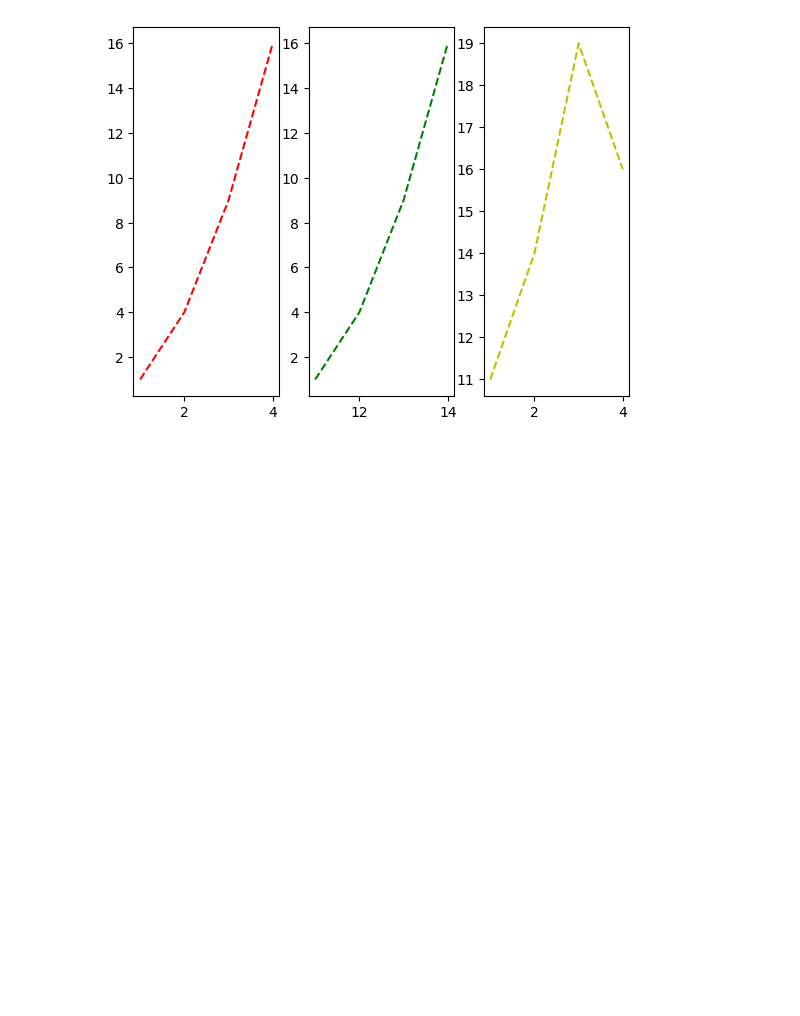
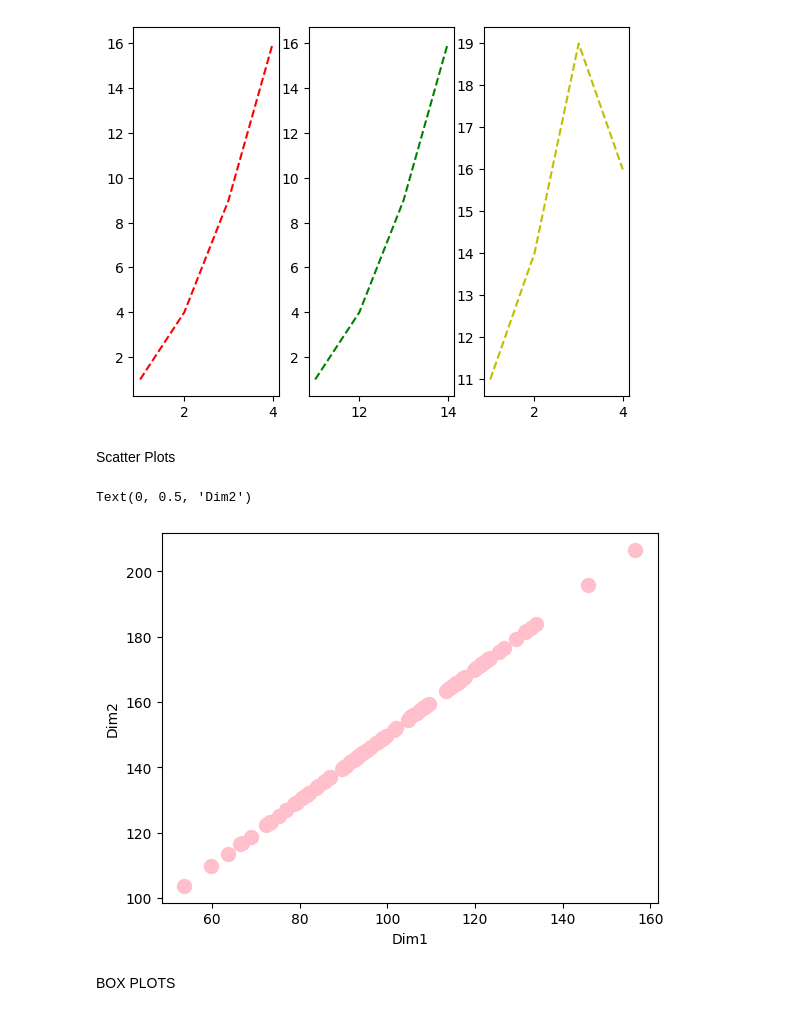
Before and after one commit to Hali2909/ExerciseNumpy, a Jupyter notebook: data_visualization/firstlesson.ipynb, the cells around one changed output. Cells and saved outputs as stored; diff of their text form; code cells hidden in the pictures; blank space fills up the shorter version.

```diff
--- a/data_visualization/firstlesson.ipynb
+++ b/data_visualization/firstlesson.ipynb
@@ -47,3 +47,16 @@ plt.plot([11,12,13,14], [1,4,9,16], 'g--')
 # %% [output]
 [<matplotlib.lines.Line2D at 0x...>]
 [figure]
+# %% [markdown]
+Scatter Plots
+# %%
+data1 = 20* np.random.randn(100) + 100
+data2 = data1 + 50
+plt.scatter(data1, data2, s=100, c='pink')
+plt.xlabel('Dim1')
+plt.ylabel('Dim2')
+# %% [output]
+Text(0, 0.5, 'Dim2')
+[figure, added]
+# %% [markdown]
+BOX PLOTS
```
